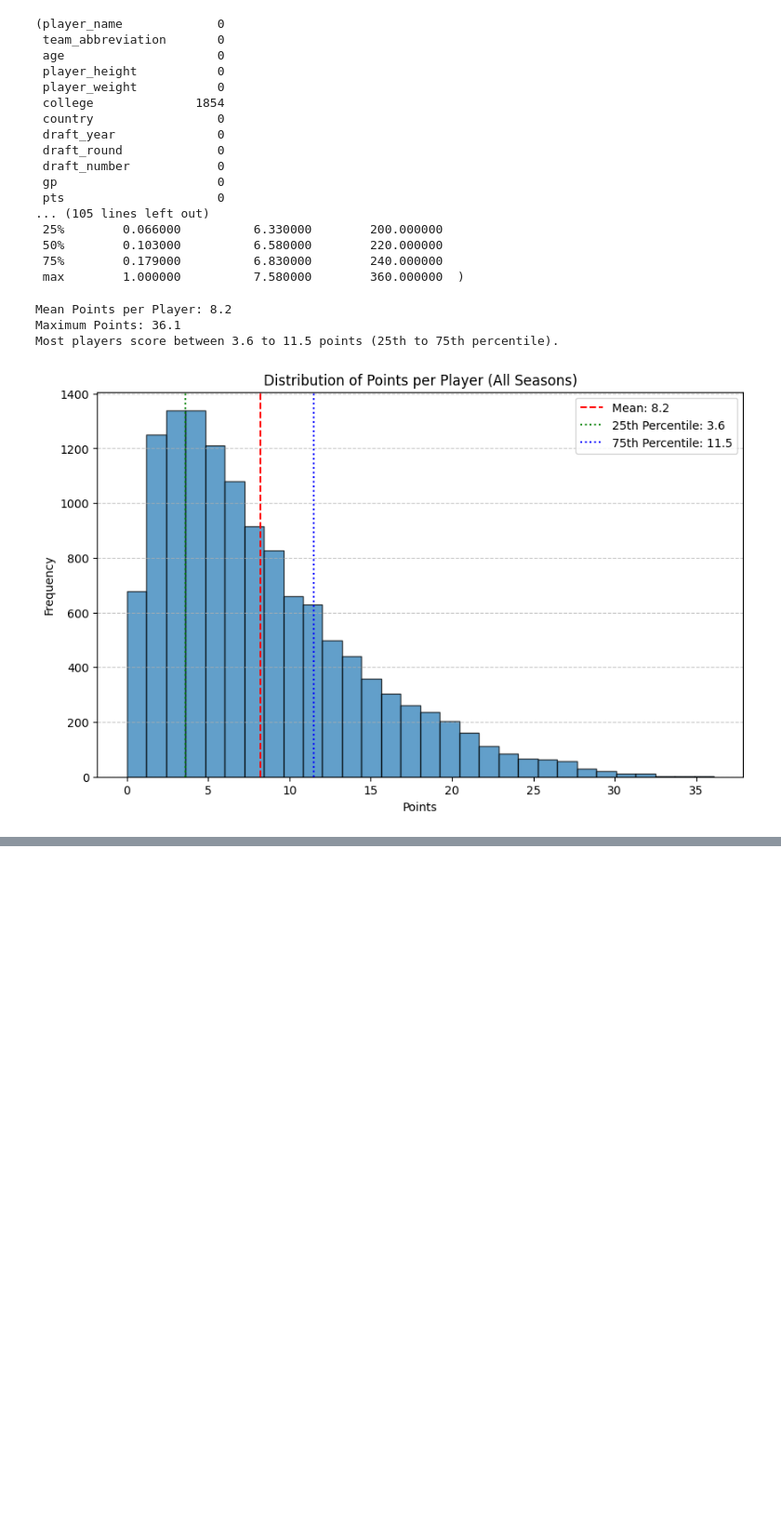
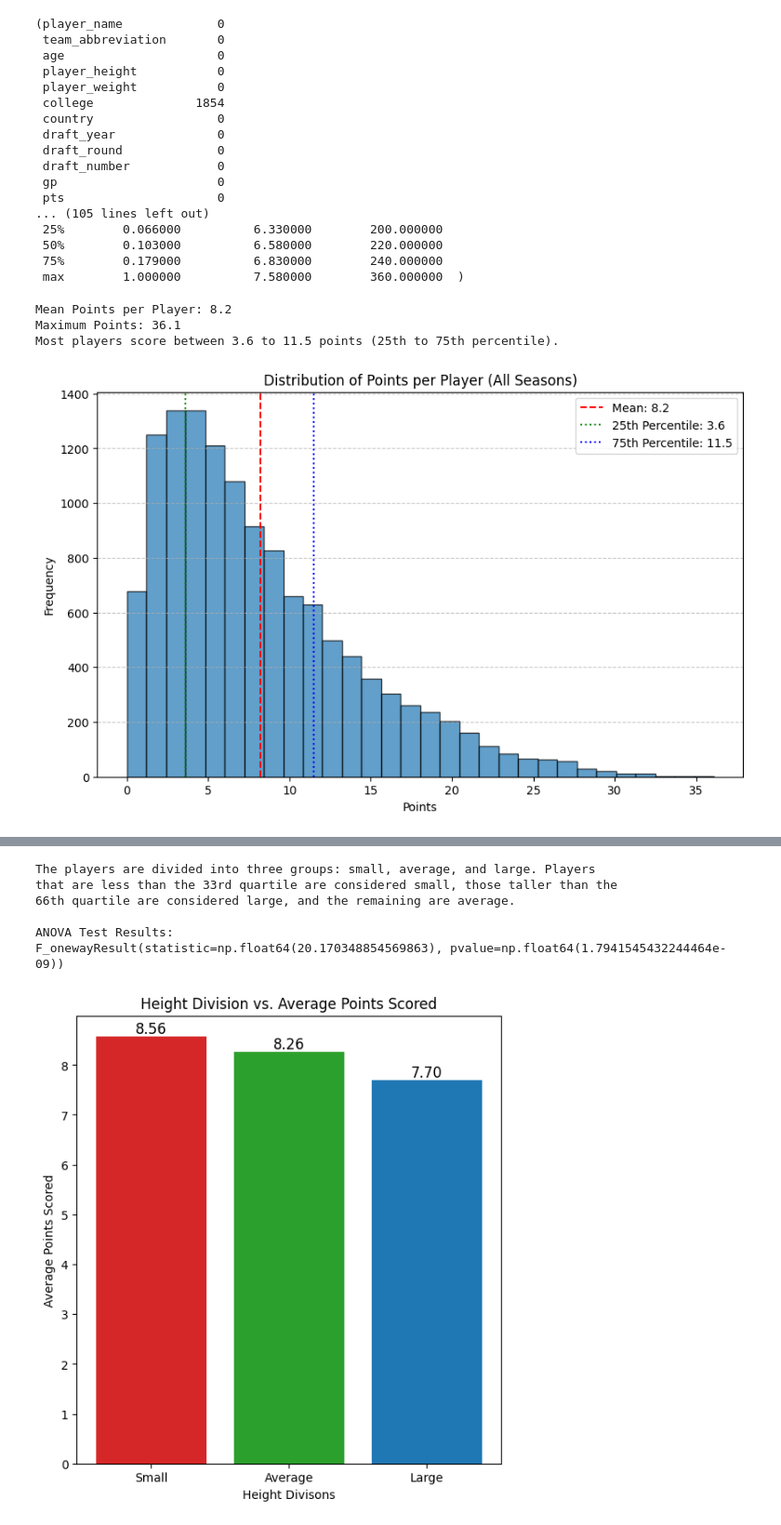
Before and after one commit to ezilin/CMSC320-Group-Proj, a Jupyter notebook: projectfn.ipynb, the cells around one changed output, grey strips where cells are left out. Shown at 93% size. Saved outputs shown, nothing was run; the diff lists cells and outputs as text; code cells hidden in the pictures; blank space fills up the shorter version.

```diff
--- a/projectfn.ipynb
+++ b/projectfn.ipynb
@@ -431,0 +537,66 @@ Most players score between 3.6 to 11.5 points (25th to 75th percentile).
+# %%
+# Create categorical variable 'height_division' with three subcategories grouped by height
+nba_players['height_division'] = pd.qcut(nba_players['player_height'], q=[0, 1/3, 2/3, 1], labels=["small", "average", "large"])
+
+print("""
+The players are divided into three groups: small, average, and large. Players
+that are less than the 33rd quartile are considered small, those taller than the
+66th quartile are considered large, and the remaining are average.
+""")
+
+# ANOVA Test
+anova_rst = stats.f_oneway(nba_players[nba_players['height_division'] == 'small']['pts'],
+               nba_players[nba_players['height_division'] == 'average']['pts'],
+               nba_players[nba_players['height_division'] == 'large']['pts'])
+
+print("ANOVA Test Results:")
+print(anova_rst, "\n")
+
+small_mean = nba_players[nba_players['height_division'] == 'small']['pts'].mean()
+avg_mean = nba_players[nba_players['height_division'] == 'average']['pts'].mean()
+large_mean = nba_players[nba_players['height_division'] == 'large']['pts'].mean()
+
+colors=['tab:red', 'tab:green', 'tab:blue']
+fig, ax = plt.subplots(1, 1)
+bars = ax.bar(['Small', 'Average', 'Large'], [small_mean, avg_mean, large_mean],
+       color=colors)
+ax.set_title('Height Division vs. Average Points Scored')
+ax.set_xlabel('Height Divisons')
+ax.set_ylabel('Average Points Scored')
+ax.bar_label(bars, fmt='{:,.2f}', fontsize=12)
+plt.subplots_adjust(top=1.2)
+plt.show()
+
+print("""
+Our ANOVA Test resulted in a p-value of 1.79e-09 which is quite small. Suppose
+we decided that our significance level, or alpha, is 0.05. Our p-value is much
+lower than alpha, signaling that the chances of our results occurring due to
+chance, assuming that the null hypothesis is true, is quite low. Therefore, we'll
+conclude that height does have an impact on how many points a player earns on
+average. However, we can't conclude between which groups is this difference observed.""")
+
+# Post-Hoc Test (Remove if unnecessary)
+posthoc_rst = stats.tukey_hsd(nba_players[nba_players['height_division'] == 'small']['pts'],
+                      nba_players[nba_players['height_division'] == 'average']['pts'],
+                      nba_players[nba_players['height_division'] == 'large']['pts'])
+
+print("\nPost-Hoc Test Results:")
+print(posthoc_rst)
+
+print("""Since we rejected the null hypothesis using the ANOVA Test, we'll explore
+the direct differences in the mean with each group using a post-hoc test, more
+specifically the Tukey Honestly Significant Difference Test. Within this test
+each group's mean is directly compared with the other two groups (ex. small vs.
+average, small vs. large, etc.) and a p-value is produced for each comparison.
+From our observation, we found that all the p-values were lower than our alpha
+(same alpha we had during the ANOVA Test) which means we can reject the null
+hypothesis in all comparisons. This means that height does play a difference in a
+player's average score across our simplified categorization of height.""")
+# %% [output]
+The players are divided into three groups: small, average, and large. Players
+that are less than the 33rd quartile are considered small, those taller than the
+66th quartile are considered large, and the remaining are average.
+
+ANOVA Test Results:
+F_onewayResult(statistic=np.float64(20.170348854569863), pvalue=np.float64(1.7941545432244464e-09))
+[figure, added]
```
Also changed, not shown: parts of 9 cells of this notebook.
